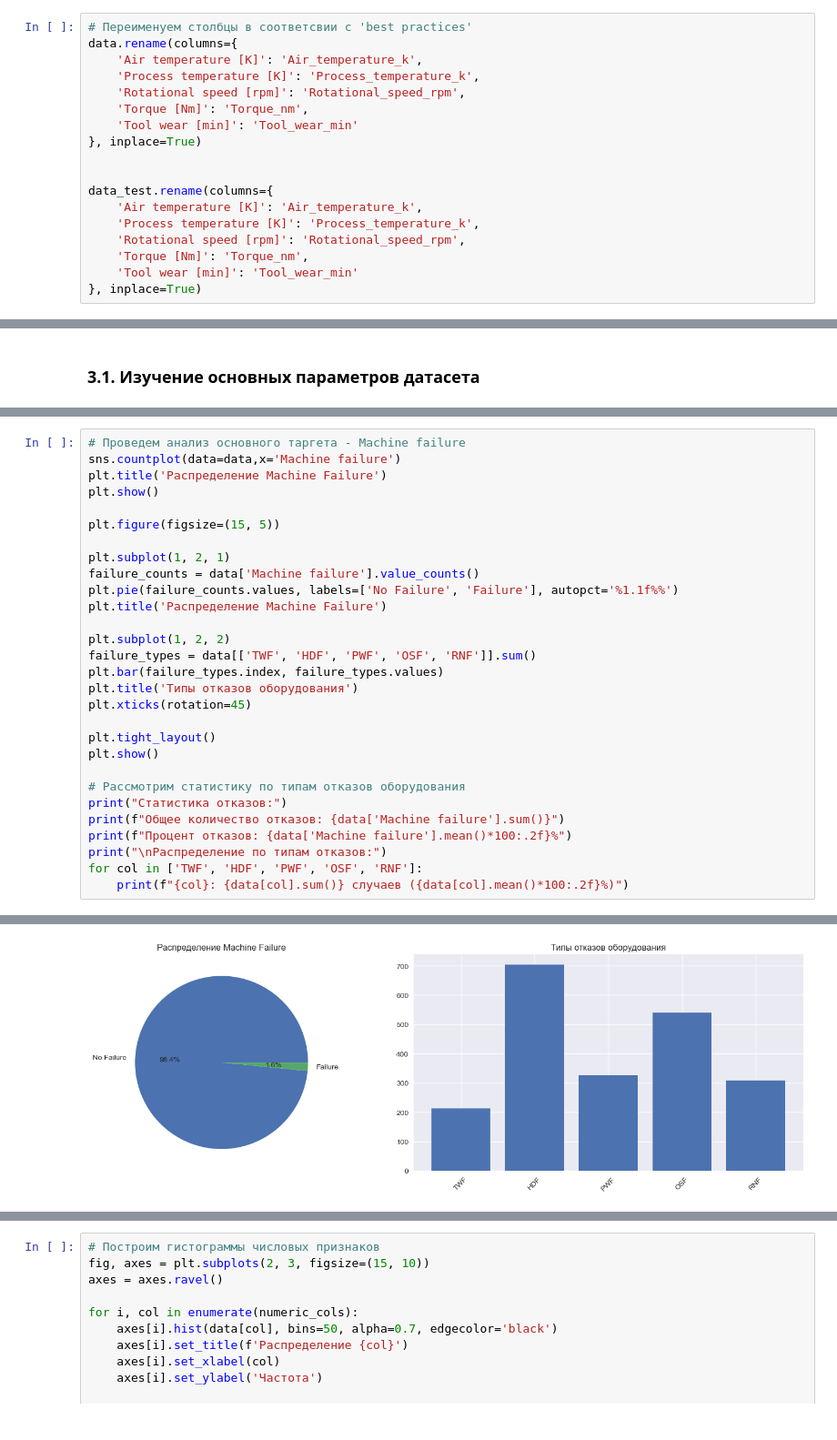
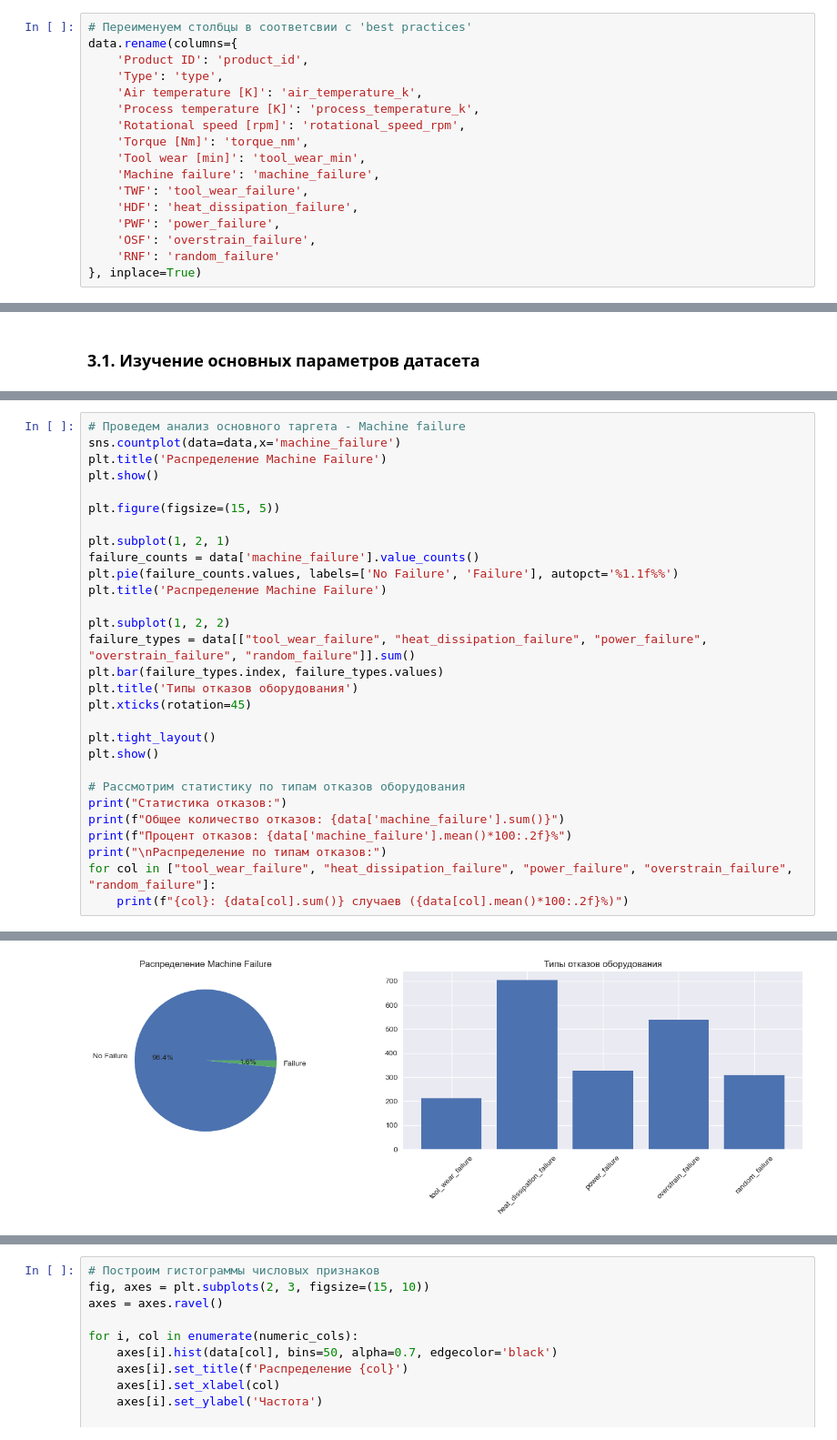
Before and after one commit to aleksandr-novikov/equipment-failure-prediction, a Jupyter notebook: solution.ipynb, the cells around one changed output, grey strips where cells are left out. Shown at 91% size. Saved outputs shown, nothing was run; the diff lists cells and outputs as text.

```diff
--- a/solution.ipynb
+++ b/solution.ipynb
@@ -383,21 +304,20 @@ Test-данные исключают целевую переменную.
 # %%
 # Переименуем столбцы в соответсвии с 'best practices'
 data.rename(columns={
-    'Air temperature [K]': 'Air_temperature_k',
-    'Process temperature [K]': 'Process_temperature_k',
-    'Rotational speed [rpm]': 'Rotational_speed_rpm',
-    'Torque [Nm]': 'Torque_nm',
-    'Tool wear [min]': 'Tool_wear_min'
+    'Product ID': 'product_id',
+    'Type': 'type',
+    'Air temperature [K]': 'air_temperature_k',
+    'Process temperature [K]': 'process_temperature_k',
+    'Rotational speed [rpm]': 'rotational_speed_rpm',
+    'Torque [Nm]': 'torque_nm',
+    'Tool wear [min]': 'tool_wear_min',
+    'Machine failure': 'machine_failure',
+    'TWF': 'tool_wear_failure',
+    'HDF': 'heat_dissipation_failure',
+    'PWF': 'power_failure',
+    'OSF': 'overstrain_failure',
+    'RNF': 'random_failure'
 }, inplace=True)
-
-
-data_test.rename(columns={
-    'Air temperature [K]': 'Air_temperature_k',
-    'Process temperature [K]': 'Process_temperature_k',
-    'Rotational speed [rpm]': 'Rotational_speed_rpm',
-    'Torque [Nm]': 'Torque_nm',
-    'Tool wear [min]': 'Tool_wear_min'
-}, inplace=True)
 # %%
 # Рассмотрим типы данных в каждом столбце
 data.info()
@@ -528,36 +426,36 @@ H     8923
 Name: count, dtype: int64
 # %%
 # Проведем анализ основного таргета - Machine failure
-sns.countplot(data=data,x='Machine failure')
+sns.countplot(data=data,x='machine_failure')
 plt.title('Распределение Machine Failure')
 plt.show()
 
 plt.figure(figsize=(15, 5))
 
 plt.subplot(1, 2, 1)
-failure_counts = data['Machine failure'].value_counts()
+failure_counts = data['machine_failure'].value_counts()
 plt.pie(failure_counts.values, labels=['No Failure', 'Failure'], autopct='%1.1f%%')
 plt.title('Распределение Machine Failure')
 
 plt.subplot(1, 2, 2)
-failure_types = data[['TWF', 'HDF', 'PWF', 'OSF', 'RNF']].sum()
+failure_types = data[["tool_wear_failure", "heat_dissipation_failure", "power_failure", "overstrain_failure", "random_failure"]].sum()
 plt.bar(failure_types.index, failure_types.values)
 plt.title('Типы отказов оборудования')
 plt.xticks(rotation=45)
 
 plt.tight_layout()
 plt.show()
 
 # Рассмотрим статистику по типам отказов оборудования
 print("Статистика отказов:")
-print(f"Общее количество отказов: {data['Machine failure'].sum()}")
-print(f"Процент отказов: {data['Machine failure'].mean()*100:.2f}%")
+print(f"Общее количество отказов: {data['machine_failure'].sum()}")
+print(f"Процент отказов: {data['machine_failure'].mean()*100:.2f}%")
 print("\nРаспределение по типам отказов:")
-for col in ['TWF', 'HDF', 'PWF', 'OSF', 'RNF']:
+for col in ["tool_wear_failure", "heat_dissipation_failure", "power_failure", "overstrain_failure", "random_failure"]:
     print(f"{col}: {data[col].sum()} случаев ({data[col].mean()*100:.2f}%)")
 # %% [output]
 [figure]
-[figure, old version]
+[figure, new version]
 Статистика отказов:
 Общее количество отказов: 2148
 Процент отказов: 1.57%
```
Also changed, not shown: parts of 89 cells of this notebook, 1 other file.
